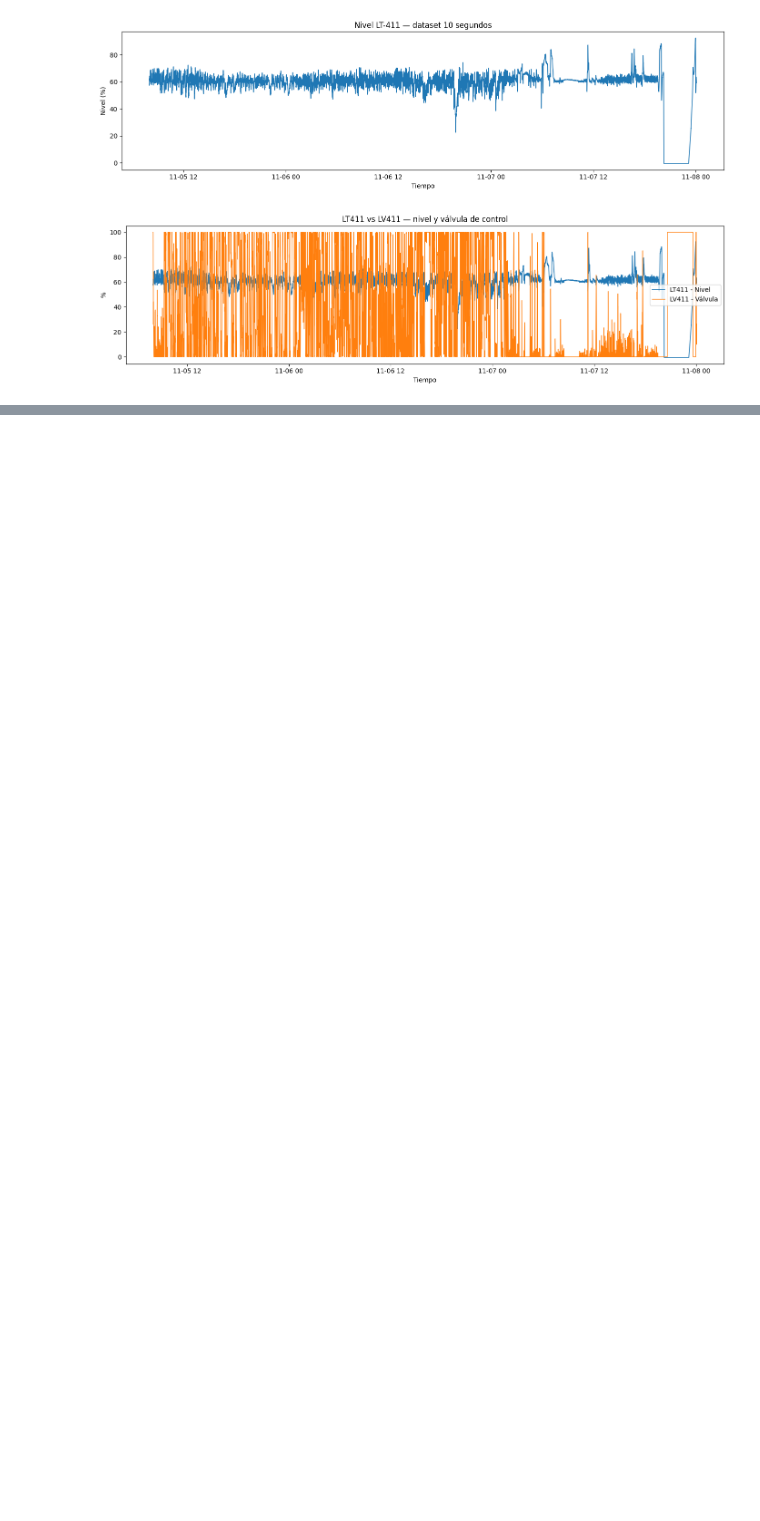
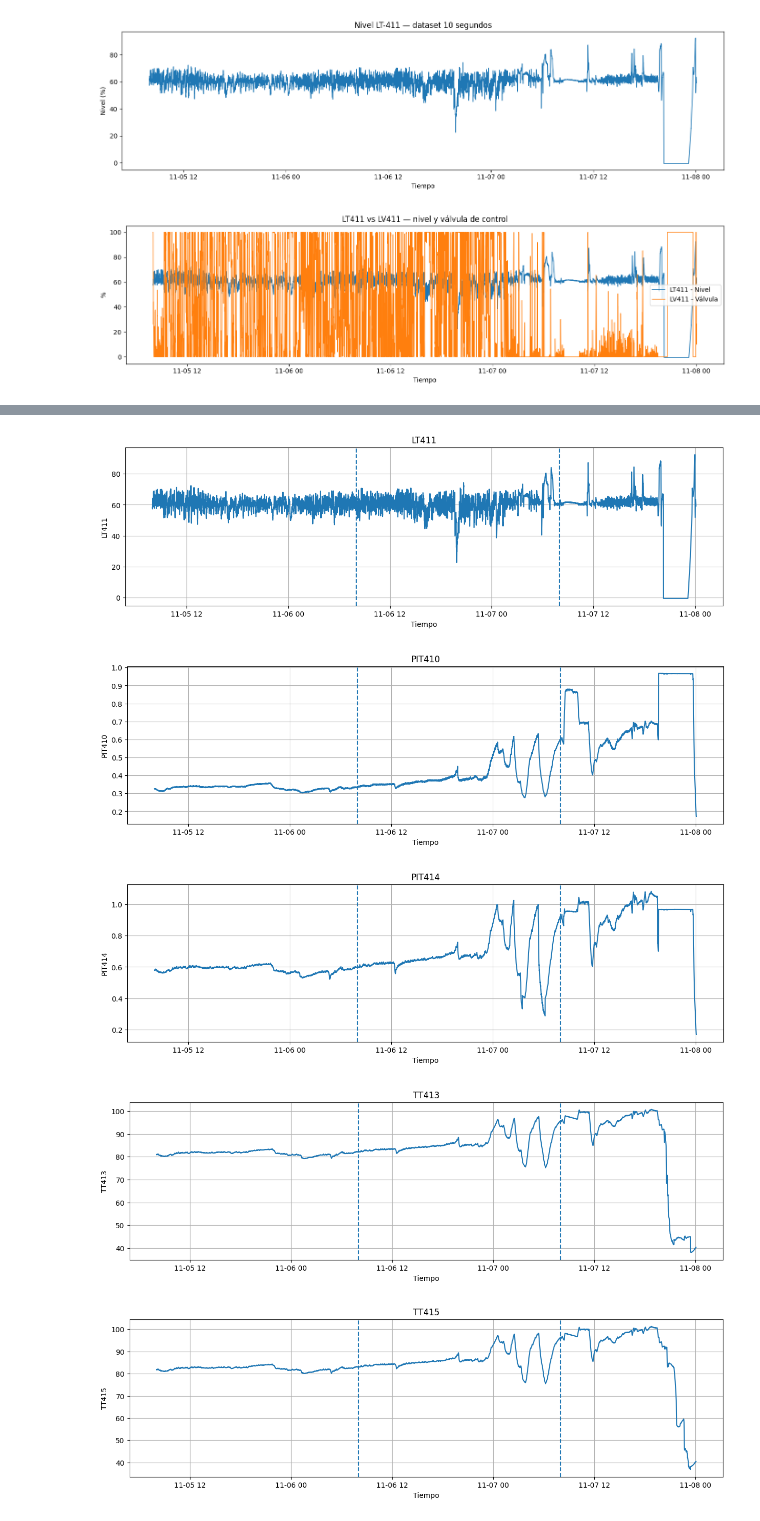
Before and after one commit to guaehtc-lang/ML-Sensor-Virtual-Inteligente, a Jupyter notebook: EDA_10s.ipynb, the cells around one changed output, grey strips where cells are left out. Cells and saved outputs as stored; diff of their text form; code cells hidden in the pictures; blank space fills up the shorter version.

```diff
--- a/EDA_10s.ipynb
+++ b/EDA_10s.ipynb
@@ -86,0 +142,35 @@ plt.show()
+# %%
+# Definimos variables principales para revisión visual
+
+variables_revision = [
+    "LT411",
+    "PIT410",
+    "PIT414",
+    "TT413",
+    "TT415",
+    "DT412",
+    "INT_P101",
+    "FQC400_1",
+    "PT442",
+    "FT428",
+    "LT426"
+]
+# %%
+# Graficamos variables clave para revisar comportamiento temporal
+
+for variable in variables_revision:
+    plt.figure(figsize=(15, 4))
+    plt.plot(df["Time"], df[variable])
+    plt.axvline(inicio_valid, linestyle="--")
+    plt.axvline(inicio_test, linestyle="--")
+    plt.title(variable)
+    plt.xlabel("Tiempo")
+    plt.ylabel(variable)
+    plt.grid(True)
+    plt.show()
+# %% [output]
+[figure, added]
+[figure, added]
+[figure, added]
+[figure, added]
+[figure, added]
```
Also changed, not shown: parts of 15 cells of this notebook, 2 other files.
